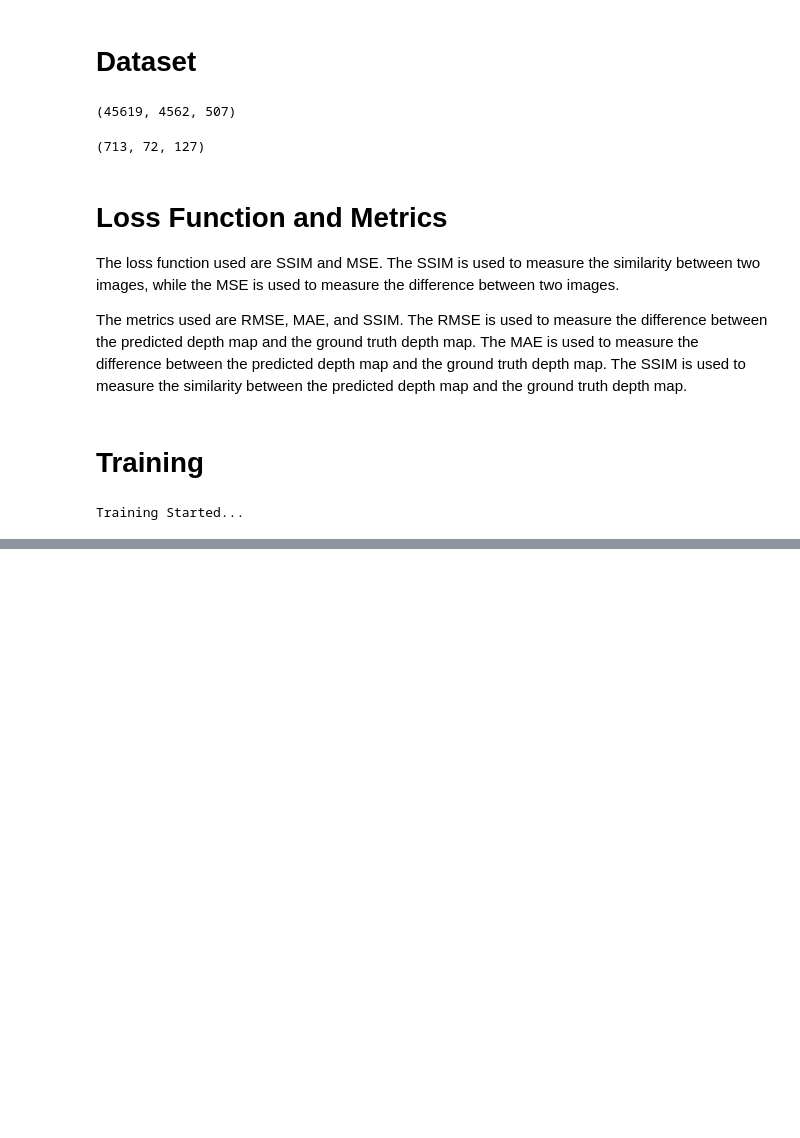
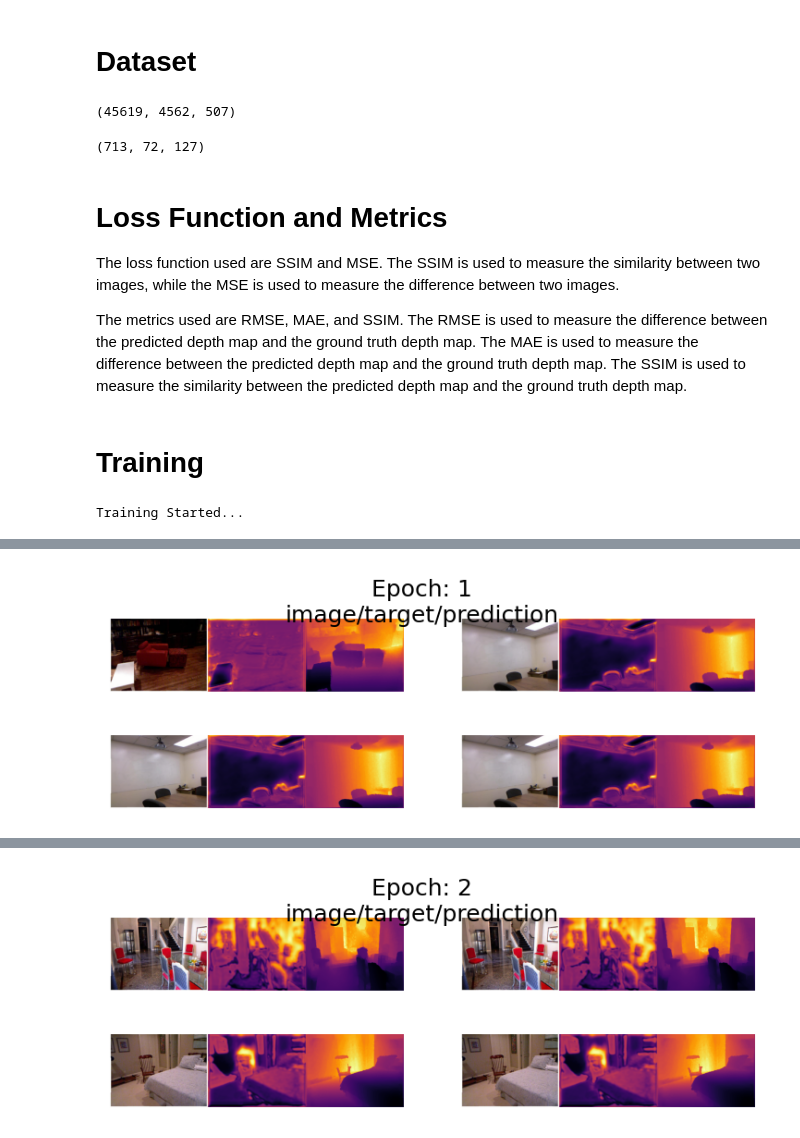
Before and after one commit to Briiad/UNet-MobiletV3, a Jupyter notebook: main.ipynb, the cells around one changed output, grey strips where cells are left out. Cells and saved outputs as stored; diff of their text form; code cells hidden in the pictures; blank space fills up the shorter version.

```diff
--- a/main.ipynb
+++ b/main.ipynb
@@ -61,7 +61,7 @@ AssertionError: Torch not compiled with CUDA enabled
 # Hyperparameters
 BATCH_SIZE = 32
 EPOCHS = 5
-LEARNING_RATE = 0.0001
+LEARNING_RATE = 1e-3
 HEIGHT = 192
 WIDTH = 256
 # %% [markdown]
@@ -139,19 +139,19 @@ sample_tfms = [
     ], p=0.3),
     A.RGBShift(),
     A.RandomBrightnessContrast(),
-    A.RandomResizedCrop(384,384),
+    A.RandomResizedCrop(HEIGHT,WIDTH),
     A.ColorJitter(),
     A.ShiftScaleRotate(shift_limit=0.1, scale_limit=0.3, rotate_limit=45, p=0.5),
     A.HueSaturationValue(p=0.3),
 ]
 train_tfms = A.Compose([
     *sample_tfms,
-    A.Resize(224,224),
+    A.Resize(HEIGHT,WIDTH),
     A.Normalize(always_apply=True),
     ToTensorV2()
 ])
 valid_tfms = A.Compose([
-    A.Resize(224,224),
+    A.Resize(HEIGHT,WIDTH),
     A.Normalize(always_apply=True),
     ToTensorV2()
 ])
@@ -205,8 +205,8 @@ def plot_vals(imgs, preds, targets,n=4,figsize=(6,2),title=''):
 DEVICE = 'cpu'  # Force the device to be CPU
 
 metrics = MetricCollection([
-  SSIM(data_range=(0.1)),
-  MSE()
+  MSE(),
+  SSIM(data_range=1.0)
 ])
 
 train_metrics = metrics.clone()
@@ -218,7 +218,7 @@ logs[['loss_train','loss_val','ssim_train','ssim_val','mse_train','mse_val']] =
 model = Model()  # No need for .to(DEVICE)
 
 loss_fn = torch.nn.MSELoss()
-optimizer = Adam(model.parameters(),lr=LEARNING_RATE, weight_decay=1e-5)
+optimizer = Adam(model.parameters(),lr=LEARNING_RATE / 25, weight_decay=0.02)
 scheduler = torch.optim.lr_scheduler.OneCycleLR(optimizer,max_lr=LEARNING_RATE,epochs=EPOCHS,steps_per_epoch=(len(train_dl)))
 
 # Remove the GradScaler since we're not using mixed precision training on CPU
@@ -228,17 +228,15 @@ scheduler = torch.optim.lr_scheduler.OneCycleLR(optimizer,max_lr=LEARNING_RATE,e
 BEST_SSIM = -1e9
 BEST_EPOCH = -1
 # %%
-from tqdm.notebook import tqdm as tqdm_notebook
-
 BEST_SSIM = -1e9
 BEST_EPOCH = -1
 
 print("Training Started...")
 
-for epoch in tqdm_notebook(range(EPOCHS), desc="Epochs"):
+for epoch in tqdm(range(EPOCHS), desc="Epochs"):
     model.train()
     running_loss = 0.
-    train_progress = tqdm_notebook(train_dl, total=len(train_dl), leave=False, desc="Training")
+    train_progress = tqdm(train_dl, total=len(train_dl), leave=False, desc="Training")
 
     for img, mask in train_progress:
         # Removed the autocast context
@@ -267,7 +265,7 @@ for epoch in tqdm_notebook(range(EPOCHS), desc="Epochs"):
 
     with torch.no_grad():
         running_loss = 0.
-        val_progress = tqdm_notebook(val_dl, total=len(val_dl), leave=False, desc="Validation")
+        val_progress = tqdm(val_dl, total=len(val_dl), leave=False, desc="Validation")
 
         for img, mask in val_progress:
             pred = model(img)
@@ -288,7 +286,7 @@ for epoch in tqdm_notebook(range(EPOCHS), desc="Epochs"):
             BEST_SSIM = _ssim
             BEST_EPOCH = epoch
             sd = model.state_dict()
-            torch.save(sd, 'UnetMobilenetV3.pt')
+            torch.save(sd, 'ModelV2.pt')
 
         print(f"Epoch: {epoch+1}/{EPOCHS}, Loss: {running_loss:.4f}, SSIM: {_ssim:.4f}, MSE: {_mse:.4f}, BEST SSIM: {BEST_SSIM:.4f} at Epoch: {BEST_EPOCH+1}")
 
@@ -305,0 +304 @@ KeyboardInterrupt:
+[figure, added]
@@ -305,0 +306 @@ KeyboardInterrupt:
+[figure, added]
```
Also changed, not shown: parts of 4 cells of this notebook, 2 other files.
